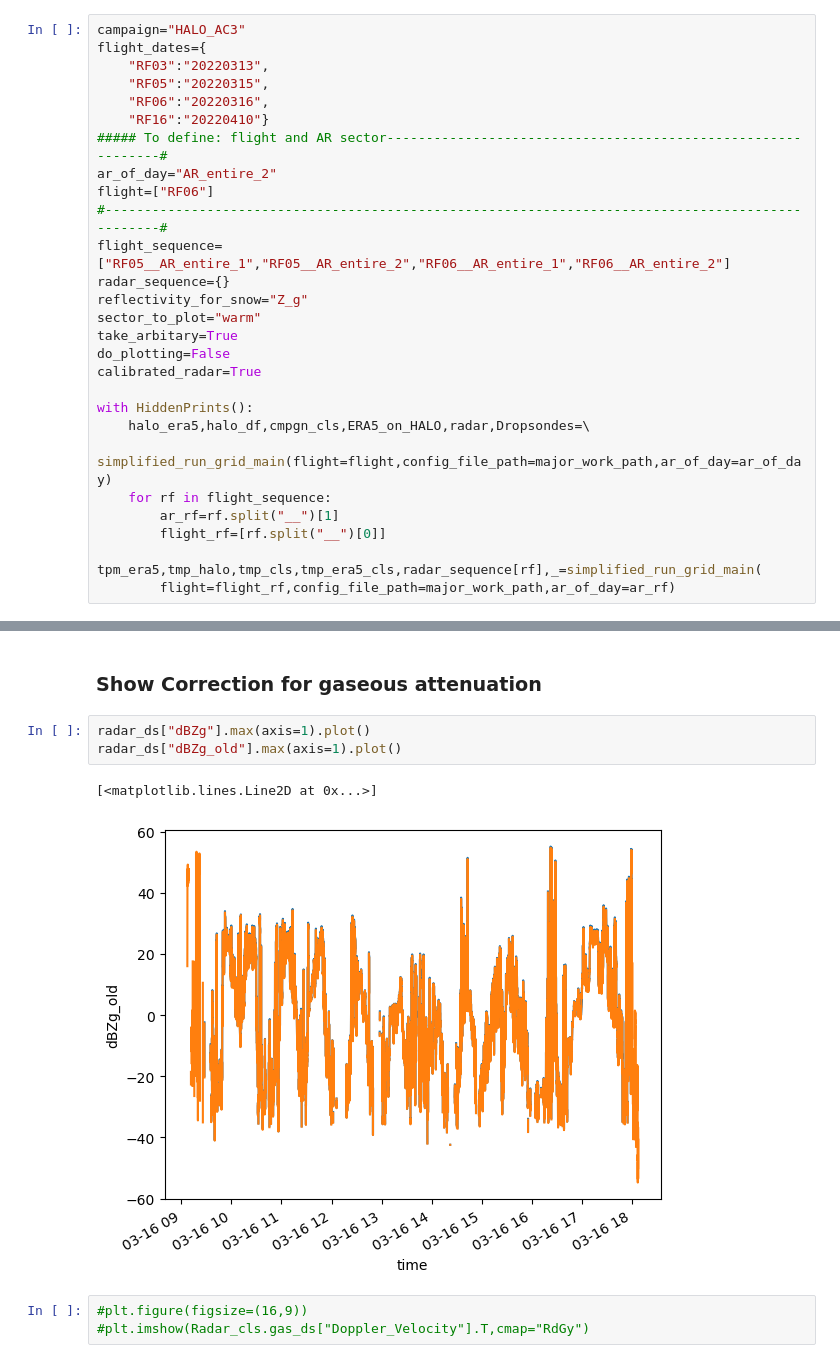
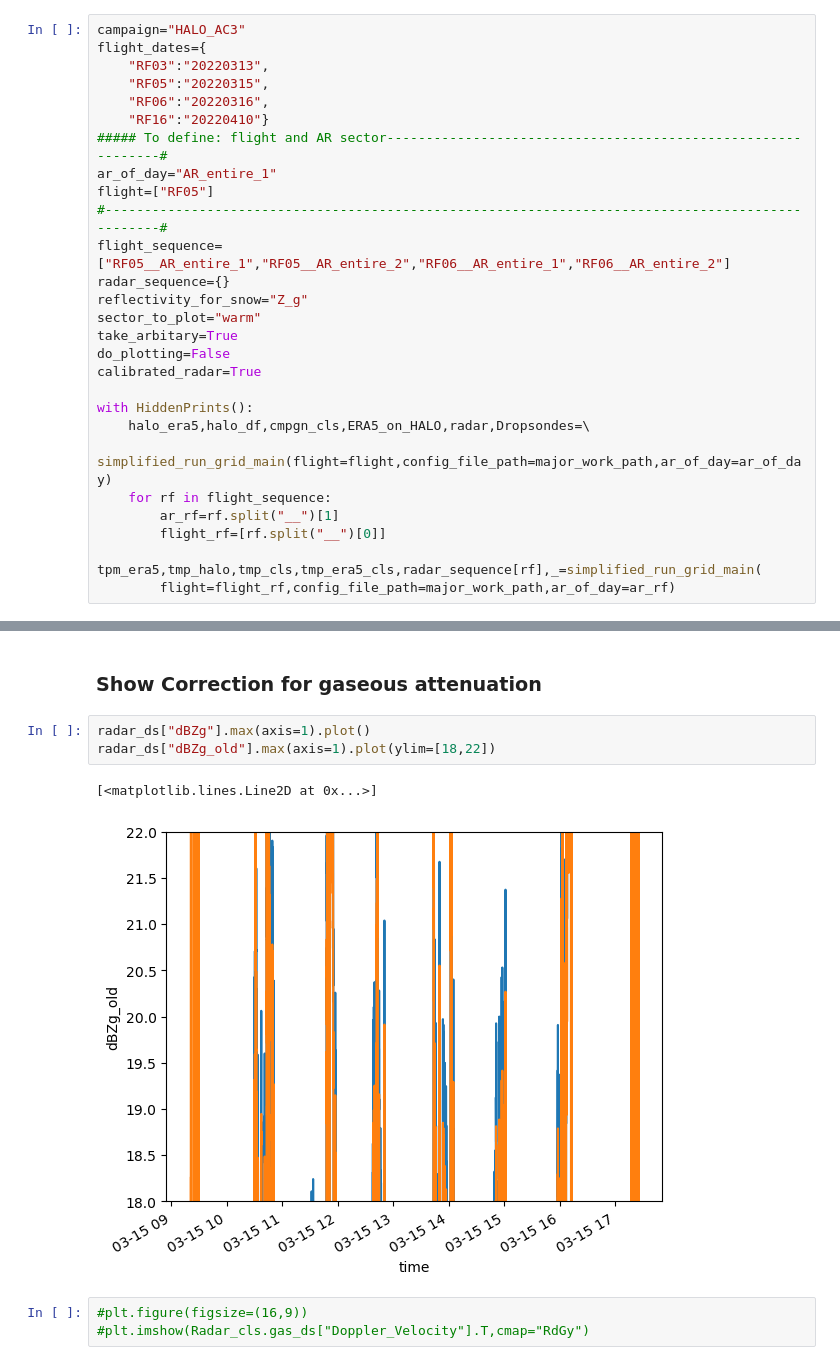
Before and after one commit to hdorff94/HALO_AC3_AR_Budget_Closure, a Jupyter notebook: notebooks/internal_radar_precipitation.ipynb, the cells around one changed output, grey strips where cells are left out. Cells and saved outputs as stored; diff of their text form.

```diff
--- a/notebooks/internal_radar_precipitation.ipynb
+++ b/notebooks/internal_radar_precipitation.ipynb
@@ -82,8 +82,8 @@ flight_dates={
     "RF06":"20220316",
     "RF16":"20220410"}
 ##### To define: flight and AR sector-------------------------------------------------------------#
-ar_of_day="AR_entire_2"
-flight=["RF06"]
+ar_of_day="AR_entire_1"
+flight=["RF05"]
 #-------------------------------------------------------------------------------------------------#
 flight_sequence=["RF05__AR_entire_1","RF05__AR_entire_2","RF06__AR_entire_1","RF06__AR_entire_2"]
 radar_sequence={}
@@ -307,10 +307,10 @@ Data variables: (12/13)
 ### Show Correction for gaseous attenuation
 # %%
 radar_ds["dBZg"].max(axis=1).plot()
-radar_ds["dBZg_old"].max(axis=1).plot()
+radar_ds["dBZg_old"].max(axis=1).plot(ylim=[18,22])
 # %% [output]
 [<matplotlib.lines.Line2D at 0x...>]
-[figure, old version]
+[figure, new version]
 # %%
 #plt.figure(figsize=(16,9))
 #plt.imshow(Radar_cls.gas_ds["Doppler_Velocity"].T,cmap="RdGy")
```
Also changed, not shown: parts of 31 cells of this notebook, 41 other files.
